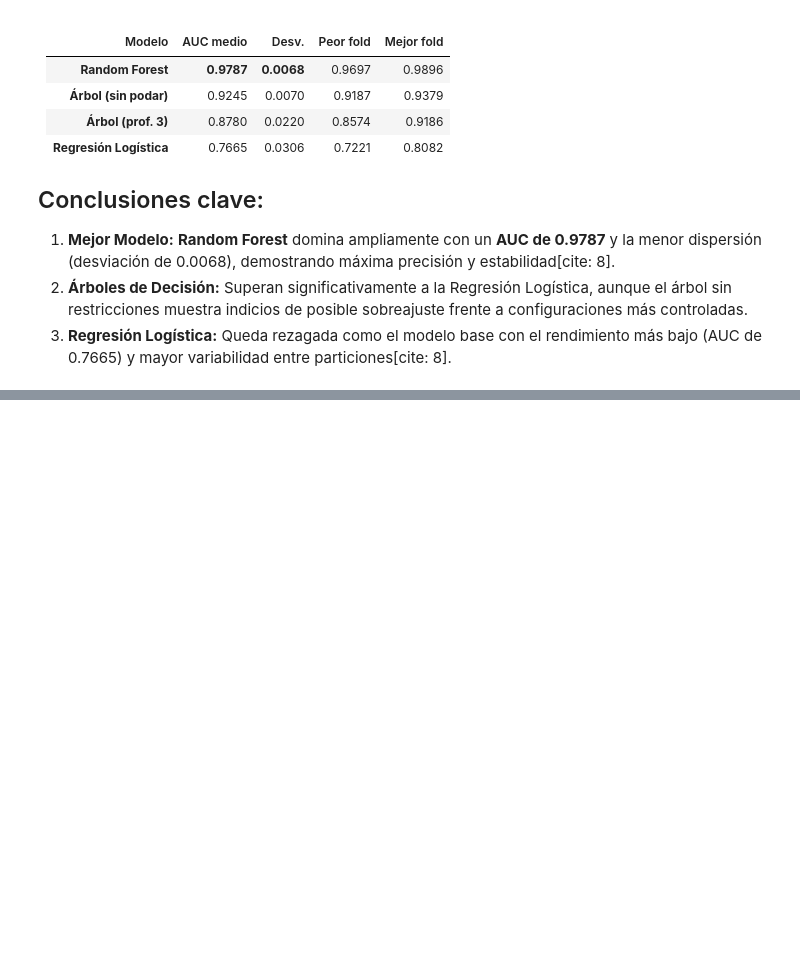
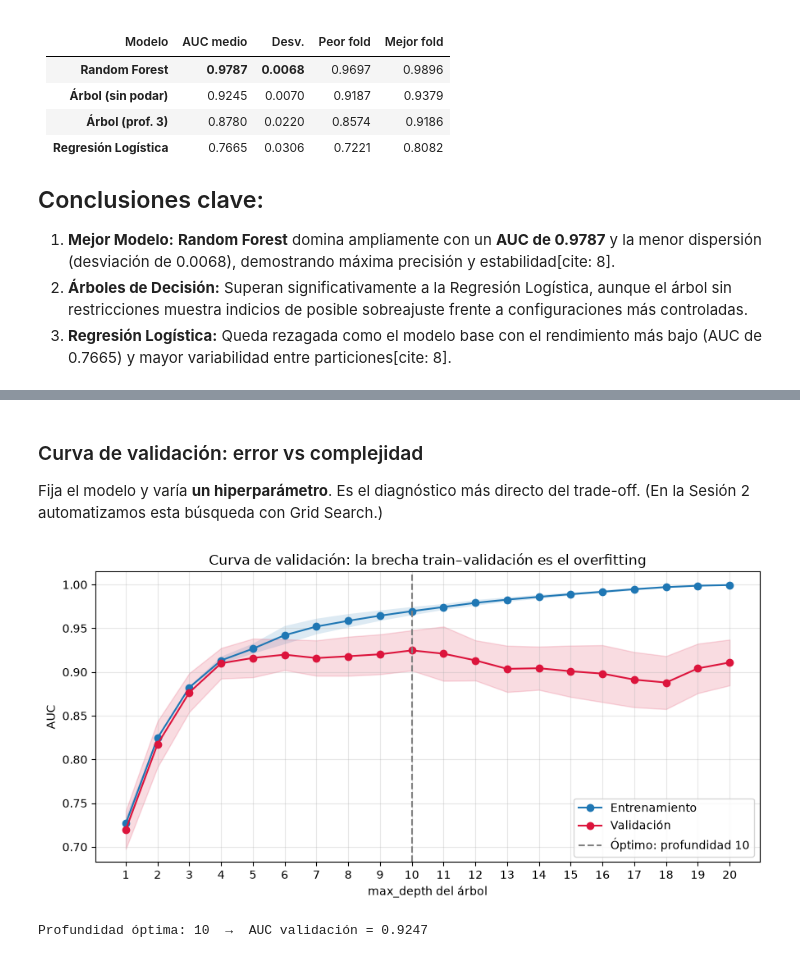
Before and after one commit to urdi-python/1.-Manufactura, a Jupyter notebook: 1. Validación y evaluación de modelos.ipynb, the cells around one changed output, grey strips where cells are left out. Cells and saved outputs as stored; diff of their text form; code cells hidden in the pictures; blank space fills up the shorter version.

```diff
--- a/1. Validación y evaluación de modelos.ipynb
+++ b/1. Validación y evaluación de modelos.ipynb
@@ -410,0 +457,15 @@ La siguiente tabla resume el rendimiento de los modelos evaluados según su **AU
+# %%
+# 1. Asegurar que X e y estén limpios y 100% numéricos
+X = pd.get_dummies(df.drop(columns=["faulty"]), drop_first=True)
+y = df["faulty"]
+
+# 2. Correr los modelos con validación cruzada
+mod = LogisticRegression(max_iter=2000)
+
+s_kf = cross_val_score(mod, X, y, cv=kf_simple, scoring="roc_auc")
+s_skf = cross_val_score(mod, X, y, cv=skf, scoring="roc_auc")
+
+print(f"KFold     → AUC {s_kf.mean():.4f} ± {s_kf.std():.4f}  (rango [{s_kf.min():.3f}, {s_kf.max():.3f}])")
+print(f"Stratified → AUC {s_skf.mean():.4f} ± {s_skf.std():.4f}  (rango [{s_skf.min():.3f}, {s_skf.max():.3f}])")
+
+print("\nLa media puede parecerse; lo que mejora es la ESTABILIDAD entre folds.")
@@ -410,0 +635,34 @@ La siguiente tabla resume el rendimiento de los modelos evaluados según su **AU
+# %% [markdown]
+### Curva de validación: error vs complejidad
+
+Fija el modelo y varía **un hiperparámetro**. Es el diagnóstico más directo del trade-off.
+(En la Sesión 2 automatizamos esta búsqueda con Grid Search.)
+# %%
+rango_prof = range(1, 21)
+train_sc, val_sc = validation_curve(
+    DecisionTreeClassifier(random_state=SEED), X, y,
+    param_name="max_depth", param_range=list(rango_prof),
+    cv=StratifiedKFold(5, shuffle=True, random_state=SEED),
+    scoring="roc_auc", n_jobs=-1,
+)
+
+fig, ax = plt.subplots()
+ax.plot(rango_prof, train_sc.mean(1), "o-", label="Entrenamiento")
+ax.fill_between(rango_prof, train_sc.mean(1) - train_sc.std(1),
+                train_sc.mean(1) + train_sc.std(1), alpha=0.15)
+ax.plot(rango_prof, val_sc.mean(1), "o-", color="crimson", label="Validación")
+ax.fill_between(rango_prof, val_sc.mean(1) - val_sc.std(1),
+                val_sc.mean(1) + val_sc.std(1), alpha=0.15, color="crimson")
+mejor = list(rango_prof)[int(np.argmax(val_sc.mean(1)))]
+ax.axvline(mejor, ls="--", color="gray", label=f"Óptimo: profundidad {mejor}")
+ax.set(xlabel="max_depth del árbol", ylabel="AUC",
+       title="Curva de validación: la brecha train–validación es el overfitting")
+ax.set_xticks(list(rango_prof))
+ax.legend()
+plt.tight_layout()
+plt.show()
+
+print(f"Profundidad óptima: {mejor}  →  AUC validación = {val_sc.mean(1).max():.4f}")
+# %% [output]
+[figure, added]
+Profundidad óptima: 10  →  AUC validación = 0.9247
```
Also changed, not shown: parts of 20 cells of this notebook.
